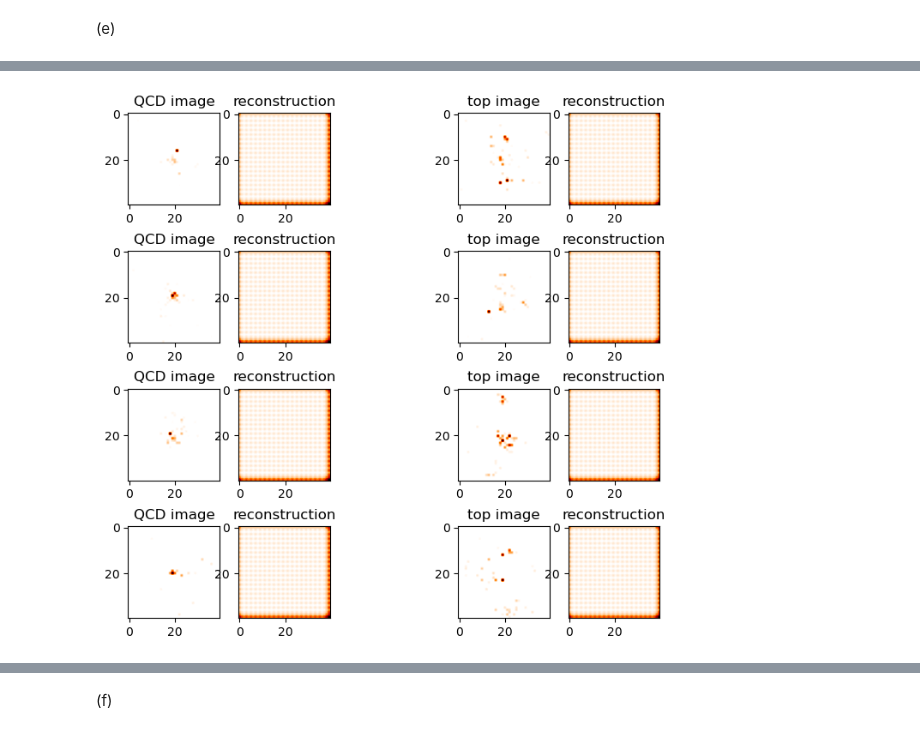
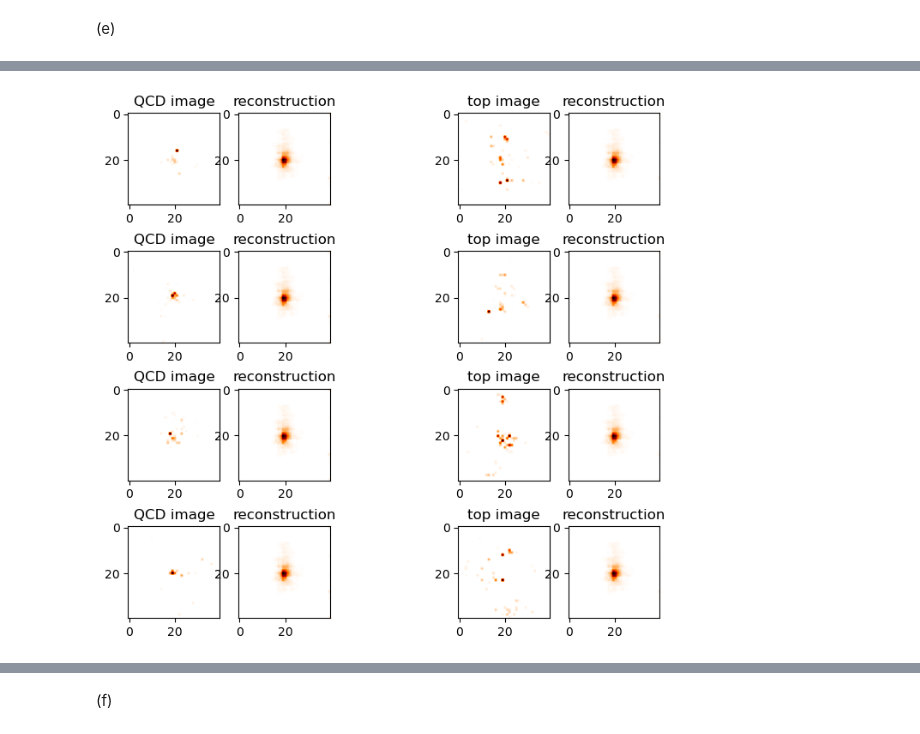
Before and after one commit to Copani/mlph2023-Exercises, a Jupyter notebook: sheet08.ipynb, the cells around one changed output, grey strips where cells are left out. Drawn from its saved outputs; the diff is of its cells as text; code cells hidden in the pictures.

```diff
--- a/sheet08.ipynb
+++ b/sheet08.ipynb
@@ -366,9 +366,10 @@ def val_epoch(model, dataloader, loss_fn, losses, batch_loss_fn):
     return losses
 # %%
 n_epochs = 10
+bottleneck_dim = 15
 loss_fn = nn.MSELoss()
 
-model = autoencoder(bottleneck_dim=20).to(device)
+model = autoencoder(bottleneck_dim=bottleneck_dim).to(device)
 print(model)
 total_parameters = sum(p.numel() for p in model.parameters() if p.requires_grad)
 print(f"Model has {total_parameters:d} trainable parameters")
@@ -383,7 +384,7 @@ for epoch in range(n_epochs):
     val_losses = val_epoch(model, val_dataloader, loss_fn, val_losses, batch_loss)
 
     if epoch%1==0:
-        print(f"{epoch} / {n_epochs}")
+        print(f"{epoch + 1} / {n_epochs}")
 # %% [output]
 autoencoder(
   (encoder): Sequential(
@@ -463,14 +466,14 @@ out_top = []
 
 for i in range(1000):
     # get image and its reconstruction for entire batch
-    img = train_dataloader_qcd.dataset[i]
-    out = model(img).reshape(40,40).detach().numpy()
-    img_qcd.append(img[0])
+    img = train_dataloader_qcd.dataset[i].to(device)
+    out = model(img).reshape(40,40).detach().cpu().numpy()
+    img_qcd.append(img.cpu().numpy()[0])
     out_qcd.append(out)
 
-    img = train_dataloader_top.dataset[i]
-    out = model(img).reshape(40,40).detach().numpy()
-    img_top.append(img[0])
+    img = train_dataloader_top.dataset[i].to(device)
+    out = model(img).reshape(40,40).detach().cpu().numpy()
+    img_top.append(img.cpu().numpy()[0])
     out_top.append(out)
 # %% [markdown]
 It seems that the network has learned to reconstruct images with a peak at their center and a vertical spread. Therefore, for the top images, the autoencoder fails to reconstruct the three lumps and instead tries to fit a single peak.
@@ -570,10 +576,11 @@ def batch_loss(model, loss_fn, x):
     loss = loss_fn(pred, x)
     return loss
 # %%
-n_epochs = 20
+n_epochs = 10
+bottleneck_dim = 12
 loss_fn = nn.MSELoss()
-
-model = CNN_autoencoder(bottleneck_dim=20).to(device)
+del model
+model = CNN_autoencoder(bottleneck_dim=bottleneck_dim).to(device)
 print(model)
 total_parameters = sum(p.numel() for p in model.parameters() if p.requires_grad)
 print(f"Model has {total_parameters:d} trainable parameters")
@@ -588,5 +595,5 @@ for epoch in range(n_epochs):
     val_losses = val_epoch(model, val_dataloader, loss_fn, val_losses, batch_loss)
 
     if epoch%1==0:
-        print(f"{epoch} / {n_epochs}")
+        print(f"{epoch + 1} / {n_epochs}")
 # %% [output]
@@ -605,41 +628,43 @@ plt.legend()
 # %%
-# Visualize original vs reconstructed QCD and top jets
+# TODO: Visualize original vs reconstructed QCD and top jets
 
 #load training data for qcd and top jets seperately
 train_dataset_qcd = ae_data(z_train, y_train, qcd=True, top=False)
 train_dataset_top = ae_data(z_train, y_train, qcd=False, top=True)
 train_dataloader_qcd = torch.utils.data.DataLoader(train_dataset_qcd, batch_size=64, shuffle=True)
 train_dataloader_top = torch.utils.data.DataLoader(train_dataset_top, batch_size=64, shuffle=True)
 
 plt.figure(figsize=(8,8))
 for i in range(4):
     ### QCD jets ###
     # get image and its reconstruction
-    img = train_dataloader_qcd.dataset[i]
-    out = model(img).reshape(40,40).detach().numpy()
+    img = train_dataloader_qcd.dataset[i].to(device)
+    out = model(img).reshape(40,40).detach().cpu().numpy()
     # plot original image
     plt.subplot(4,5,5*i+1)
-    plt.imshow(img[0], cmap='gist_heat_r')
+    img_cpu = img.reshape(40,40).detach().cpu().numpy()
+    plt.imshow(img_cpu, cmap='gist_heat_r')
     plt.title('QCD image')
     # plot reconstructed image
     plt.subplot(4,5,5*i+2)
     plt.imshow(out, cmap='gist_heat_r')
     plt.title('reconstruction')
 
     ### top jets ###
     # get image and its reconstruction
-    img = train_dataloader_top.dataset[i]
-    out = model(img).reshape(40,40).detach().numpy()
+    img = train_dataloader_top.dataset[i].to(device)
+    out = model(img).reshape(40,40).detach().cpu().numpy()
     # plot original image
     plt.subplot(4,5,5*i+4)
-    plt.imshow(img[0], cmap='gist_heat_r')
+    img_cpu = img.reshape(40,40).detach().cpu().numpy()
+    plt.imshow(img_cpu, cmap='gist_heat_r')
     plt.title('top image')
     # plot reconstructed image
     plt.subplot(4,5,5*i+5)
     plt.imshow(out, cmap='gist_heat_r')
     plt.title('reconstruction')
 # %% [output]
-[figure, old version]
+[figure, new version]
 # %%
 img_qcd = []
 out_qcd = []
```
Also changed, not shown: parts of 17 cells of this notebook.
